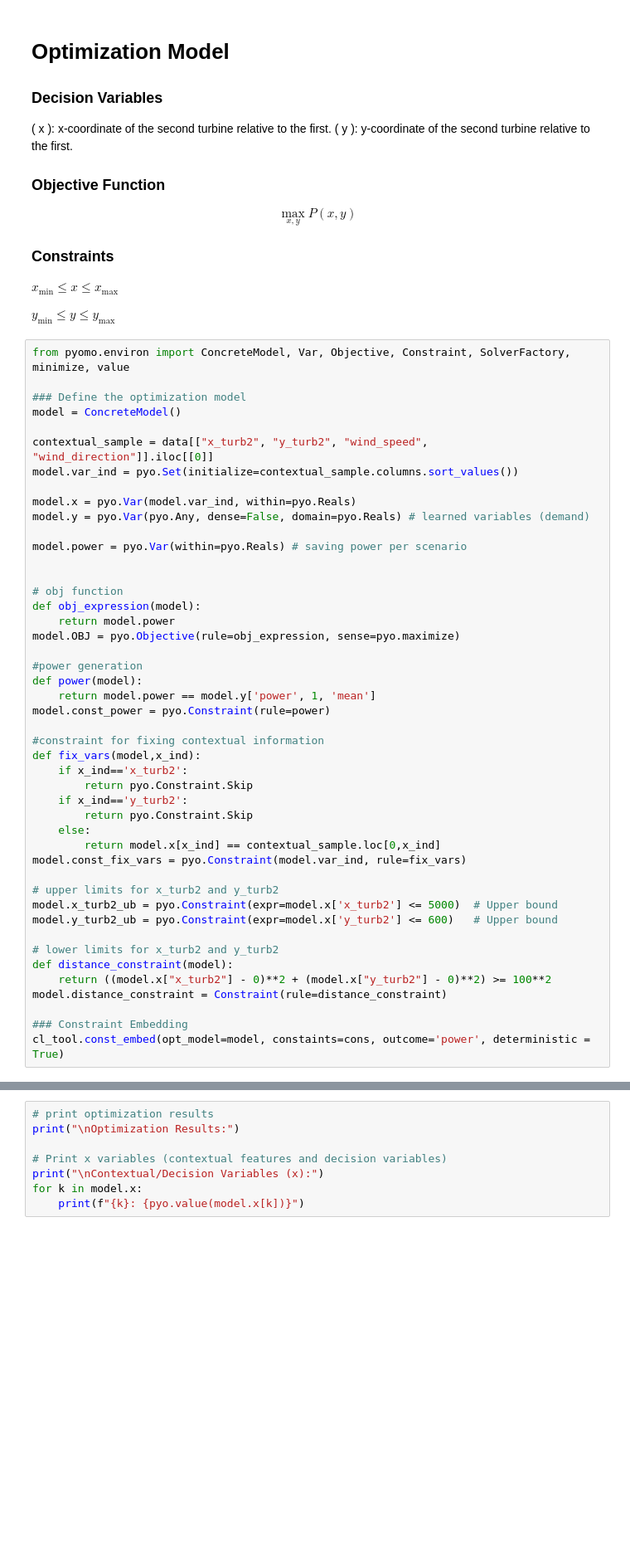
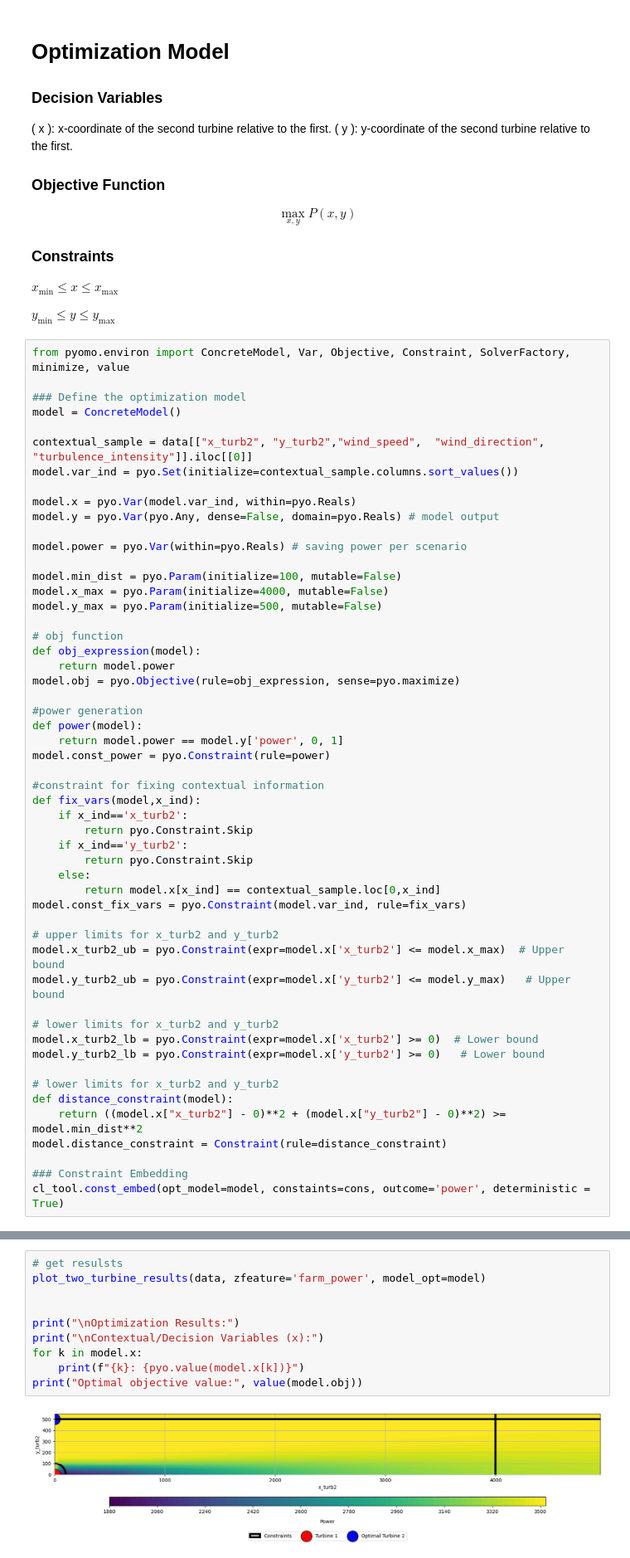
Before and after one commit to schmeti/uc3m_TFM_wind_farm_optimization_codebase, a Jupyter notebook: Windfarm_power_modelling/0_two_turbine_problem_constrLearn_determin.ipynb, the cells around one changed output, grey strips where cells are left out. Shown: that part at 83% size. Drawn from its saved outputs; the diff is of its cells as text; blank space fills up the shorter version.

```diff
--- a/Windfarm_power_modelling/0_two_turbine_problem_constrLearn_determin.ipynb
+++ b/Windfarm_power_modelling/0_two_turbine_problem_constrLearn_determin.ipynb
@@ -106,23 +104,26 @@ from pyomo.environ import ConcreteModel, Var, Objective, Constraint, SolverFacto
 ### Define the optimization model
 model = ConcreteModel()
 
-contextual_sample = data[["x_turb2", "y_turb2", "wind_speed", "wind_direction"]].iloc[[0]]
+contextual_sample = data[["x_turb2", "y_turb2","wind_speed",  "wind_direction", "turbulence_intensity"]].iloc[[0]]
 model.var_ind = pyo.Set(initialize=contextual_sample.columns.sort_values())
 
 model.x = pyo.Var(model.var_ind, within=pyo.Reals)
-model.y = pyo.Var(pyo.Any, dense=False, domain=pyo.Reals) # learned variables (demand)
+model.y = pyo.Var(pyo.Any, dense=False, domain=pyo.Reals) # model output
 
 model.power = pyo.Var(within=pyo.Reals) # saving power per scenario
 
+model.min_dist = pyo.Param(initialize=100, mutable=False)
+model.x_max = pyo.Param(initialize=4000, mutable=False)
+model.y_max = pyo.Param(initialize=500, mutable=False)
 
 # obj function
 def obj_expression(model):
     return model.power
-model.OBJ = pyo.Objective(rule=obj_expression, sense=pyo.maximize)
+model.obj = pyo.Objective(rule=obj_expression, sense=pyo.maximize)
 
 #power generation
 def power(model):
-    return model.power == model.y['power', 1, 'mean']
+    return model.power == model.y['power', 0, 1]
 model.const_power = pyo.Constraint(rule=power)
 
 #constraint for fixing contextual information
@@ -136,12 +137,16 @@ def fix_vars(model,x_ind):
 model.const_fix_vars = pyo.Constraint(model.var_ind, rule=fix_vars)
 
 # upper limits for x_turb2 and y_turb2
-model.x_turb2_ub = pyo.Constraint(expr=model.x['x_turb2'] <= 5000)  # Upper bound
-model.y_turb2_ub = pyo.Constraint(expr=model.x['y_turb2'] <= 600)   # Upper bound
+model.x_turb2_ub = pyo.Constraint(expr=model.x['x_turb2'] <= model.x_max)  # Upper bound
+model.y_turb2_ub = pyo.Constraint(expr=model.x['y_turb2'] <= model.y_max)   # Upper bound
+
+# lower limits for x_turb2 and y_turb2
+model.x_turb2_lb = pyo.Constraint(expr=model.x['x_turb2'] >= 0)  # Lower bound
+model.y_turb2_lb = pyo.Constraint(expr=model.x['y_turb2'] >= 0)   # Lower bound
 
 # lower limits for x_turb2 and y_turb2
 def distance_constraint(model):
-    return ((model.x["x_turb2"] - 0)**2 + (model.x["y_turb2"] - 0)**2) >= 100**2
+    return ((model.x["x_turb2"] - 0)**2 + (model.x["y_turb2"] - 0)**2) >= model.min_dist**2
 model.distance_constraint = Constraint(rule=distance_constraint)
 
 ### Constraint Embedding
@@ -197,12 +182,15 @@ model.pprint()
 # %%
-# print optimization results
+# get resulsts
+plot_two_turbine_results(data, zfeature='farm_power', model_opt=model)
+
+
 print("\nOptimization Results:")
-
-# Print x variables (contextual features and decision variables)
 print("\nContextual/Decision Variables (x):")
 for k in model.x:
     print(f"{k}: {pyo.value(model.x[k])}")
+print("Optimal objective value:", value(model.obj))
 # %% [output]
+[figure, added]
 Optimization Results:
 
 Contextual/Decision Variables (x):
```
Also changed, not shown: parts of 10 cells of this notebook, 7 other files.
